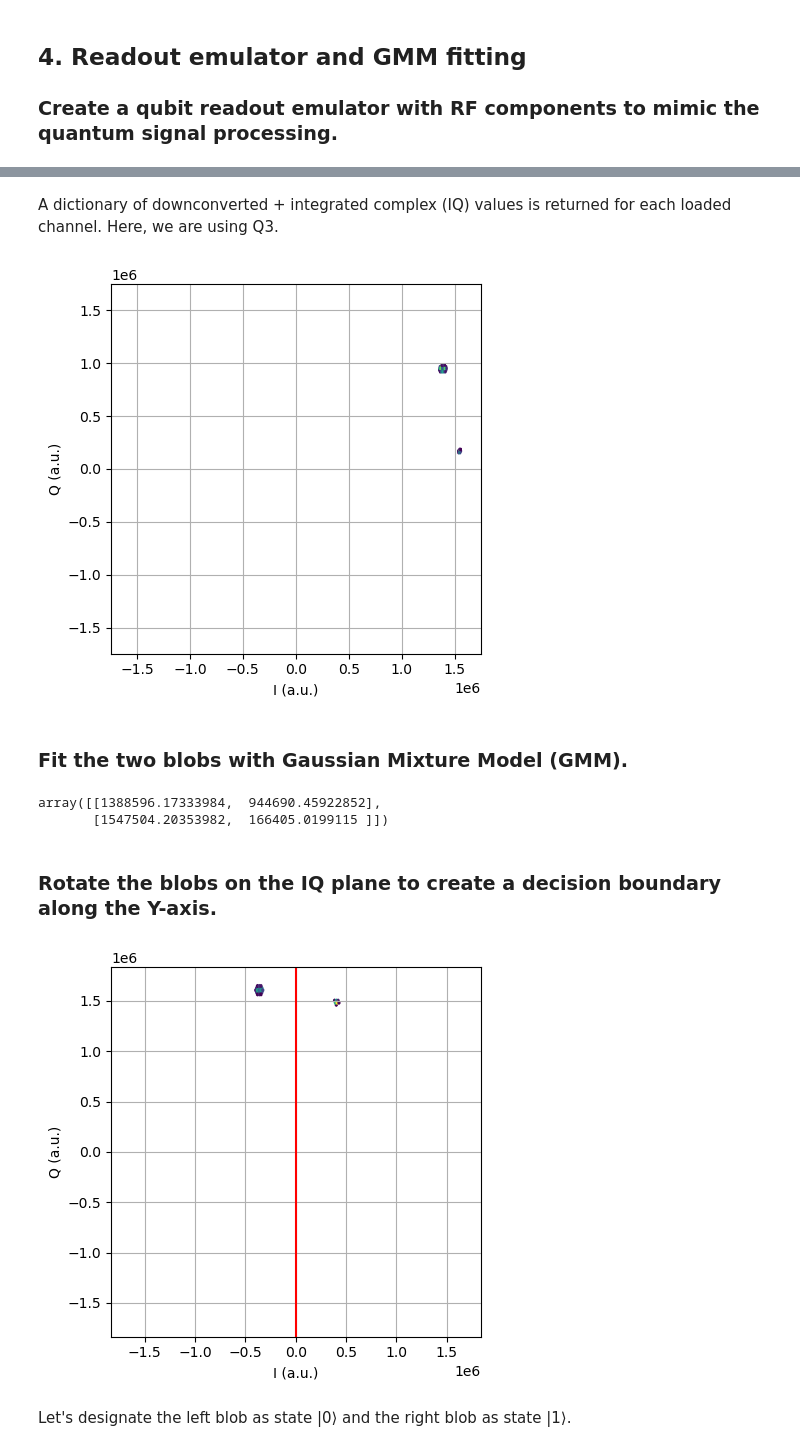
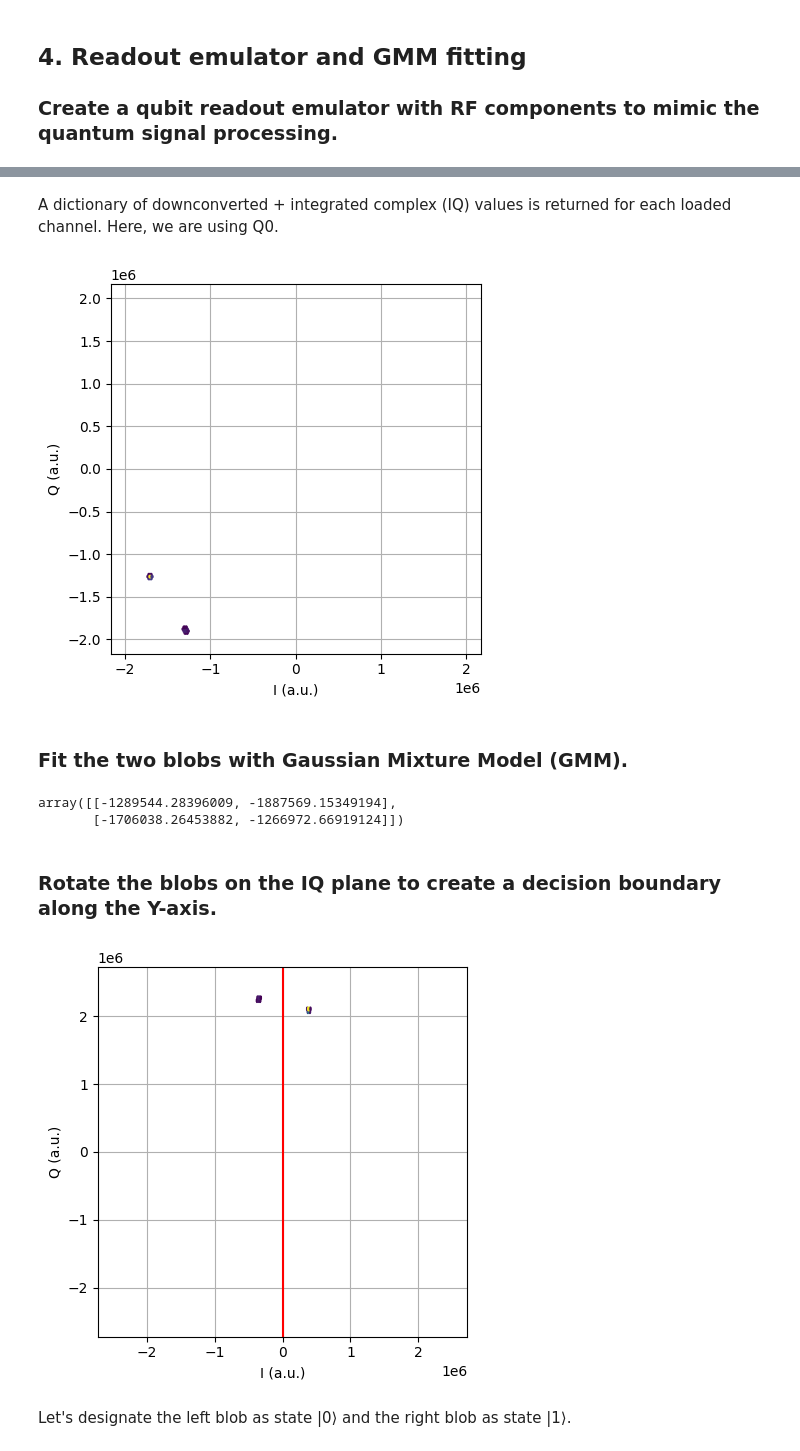
Before and after one commit to ghuangatlbl/qubictutorial, a Jupyter notebook: Part2-HardwareDemo.ipynb, the cells around one changed output, grey strips where cells are left out. Saved outputs shown, nothing was run; the diff lists cells and outputs as text; code cells hidden in the pictures.

```diff
--- a/Part2-HardwareDemo.ipynb
+++ b/Part2-HardwareDemo.ipynb
@@ -113,7 +142,7 @@ Now that we have defined our circuit and compiled it to machine code, we can sub
 
 Instantiate the runner client.
 # %%
-runner = rc.CircuitRunnerClient(ip='192.168.0.49', port=9095)
+runner = rc.CircuitRunnerClient(ip='71.136.139.208', port=8988)
 # %% [markdown]
 Submit the circuit to the server, and collect 1 shot. The runner will run the currently loaded program (or a batch of circuits) and acquire the results from acq buf or acc buf.
 # %%
@@ -134,25 +163,25 @@ Define a circuit with calibrated gates / parameters.
 # %%
 circuit_2 = [
 
-    # play a pi/2 pulse on Q3
+    # play a pi/2 pulse on Q0
     {'name': 'X90', 'qubit': 'Q0', 'modi':{(0, 'amp'): 0.80, (0, 'freq'): 400e6}},
 
-    # play two pi/2 pulses on Q3 and Q6 simultaneously
+    # play two pi/2 pulses on Q0 and Q1 simultaneously
     {'name': 'X90', 'qubit': 'Q0'},
-    {'name': 'X90', 'qubit': 'Q6'},
+    {'name': 'X90', 'qubit': 'Q1'},
 
     # add delay
     {'name': 'delay', 't': 200.e-9},
 
-    # play a CNOT gate on Q3 and Q6
-    {'name': 'CNOT', 'qubit': ['Q3','Q6']},
+    # play a CNOT gate on Q0 and Q1
+    {'name': 'CNOT', 'qubit': ['Q0','Q1']},
 
     # schedule barrier
-    {'name': 'barrier', 'qubit': ['Q0','Q6']},
+    {'name': 'barrier', 'qubit': ['Q0','Q1']},
 
     # play readout gates for measurement
     {'name': 'read', 'qubit': 'Q0'},
-    {'name': 'read', 'qubit': 'Q6'}
+    {'name': 'read', 'qubit': 'Q1'}
 
 ]
 # %%
@@ -222,7 +218,7 @@ ax2.tick_params(axis='y', labelcolor='r')
 # %%
 fread=2.7568e9
 circuit_4 = [
-    {'name': 'read', 'qubit': 'Q3',
+    {'name': 'read', 'qubit': 'Q0',
      'modi':{(0, 'amp'): 0.99, (0, 'freq'): fread, (1, 'freq'): fread, (1, 'phase'): 0}}
 ]
 # %%
@@ -242,35 +238,35 @@ s11
 # %% [markdown]
-A dictionary of downconverted + integrated complex (IQ) values is returned for each loaded channel. Here, we are using Q3.
+A dictionary of downconverted + integrated complex (IQ) values is returned for each loaded channel. Here, we are using Q0.
 # %%
 plt.figure()
 ax1 = plt.subplot(111)
 ax1.set_aspect('equal')
-ax1.hexbin(s11[0]['Q3.rdlo'].real, s11[0]['Q3.rdlo'].imag, gridsize=50, mincnt=20)
-lim = max(1.1*max(max(abs(s11[0]['Q3.rdlo'].real)), max(abs(s11[0]['Q3.rdlo'].imag))), 0.1)
+ax1.hexbin(s11[0]['Q0.rdlo'].real, s11[0]['Q0.rdlo'].imag, gridsize=50, mincnt=20)
+lim = max(1.1*max(max(abs(s11[0]['Q0.rdlo'].real)), max(abs(s11[0]['Q0.rdlo'].imag))), 0.1)
 ax1.set_xlim([-lim,lim])
 ax1.set_ylim([-lim,lim])
 ax1.set_xlabel('I (a.u.)')
 ax1.set_ylabel('Q (a.u.)')
 plt.grid()
 # %% [output]
-[figure, old version]
+[figure, new version]
 # %% [markdown]
 ### Fit the two blobs with Gaussian Mixture Model (GMM).
 # %%
 gmm_manager = sd.GMMManager(chanmap_or_chan_cfgs=channel_configs)
 s11 = rs.tools.pack_s11_results(s11)
 gmm_manager.fit(s11)
-gmm_manager.gmm_dict['Q3'].gmmfit.means_
+gmm_manager.gmm_dict['Q0'].gmmfit.means_
 # %% [output]
-array([[1388596.17333984,  944690.45922852],
-       [1547504.20353982,  166405.0199115 ]])
+array([[-1289544.28396009, -1887569.15349194],
+       [-1706038.26453882, -1266972.66919124]])
 # %% [markdown]
 ### Rotate the blobs on the IQ plane to create a decision boundary along the Y-axis.
 # %%
 gmm_manager.set_labels_maxtomin(s11, [0, 1])
-angle = gmm_manager.get_threshold_angle('Q3')
+angle = gmm_manager.get_threshold_angle('Q0')
 circuit_5 = [
-    {'name': 'read', 'qubit': 'Q3',
+    {'name': 'read', 'qubit': 'Q0',
      'modi':{(0, 'amp'): 0.99, (0, 'freq'): fread, (1, 'freq'): fread, (1, 'phase'): np.pi/2-angle}}
 ]
 # %%
@@ -281,19 +277,19 @@ s11 = rs.tools.pack_s11_results(s11)
 # %%
 gmm_manager = sd.GMMManager(chanmap_or_chan_cfgs=channel_configs)
 gmm_manager.fit(s11)
 plt.figure()
 ax1=plt.subplot(111)
 ax1.set_aspect('equal')
-ax1.hexbin(s11['Q3.rdlo'].real[0], s11['Q3.rdlo'].imag[0], gridsize=50, mincnt=20)
-lim=max(1.1*max(max(abs(s11['Q3.rdlo'].real[0])),max(abs(s11['Q3.rdlo'].imag[0]))),0.1)
+ax1.hexbin(s11['Q0.rdlo'].real[0], s11['Q0.rdlo'].imag[0], gridsize=50, mincnt=20)
+lim=max(1.1*max(max(abs(s11['Q0.rdlo'].real[0])),max(abs(s11['Q0.rdlo'].imag[0]))),0.1)
 ax1.set_xlim([-lim,lim])
 ax1.set_ylim([-lim,lim])
 ax1.set_xlabel('I (a.u.)')
 ax1.set_ylabel('Q (a.u.)')
 plt.axvline(x=0, color='r')
 plt.grid()
 # %% [output]
-[figure, old version]
+[figure, new version]
 # %% [markdown]
 Let's designate the left blob as state |0⟩ and the right blob as state |1⟩.
 # %%
```
Also changed, not shown: parts of 27 cells of this notebook, 5 other files.
